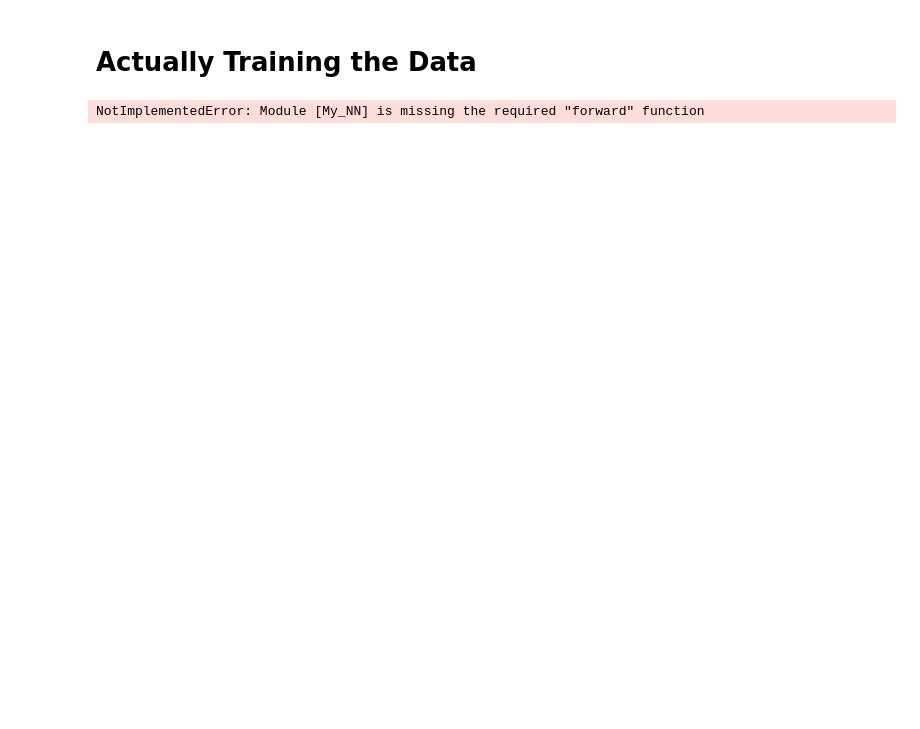
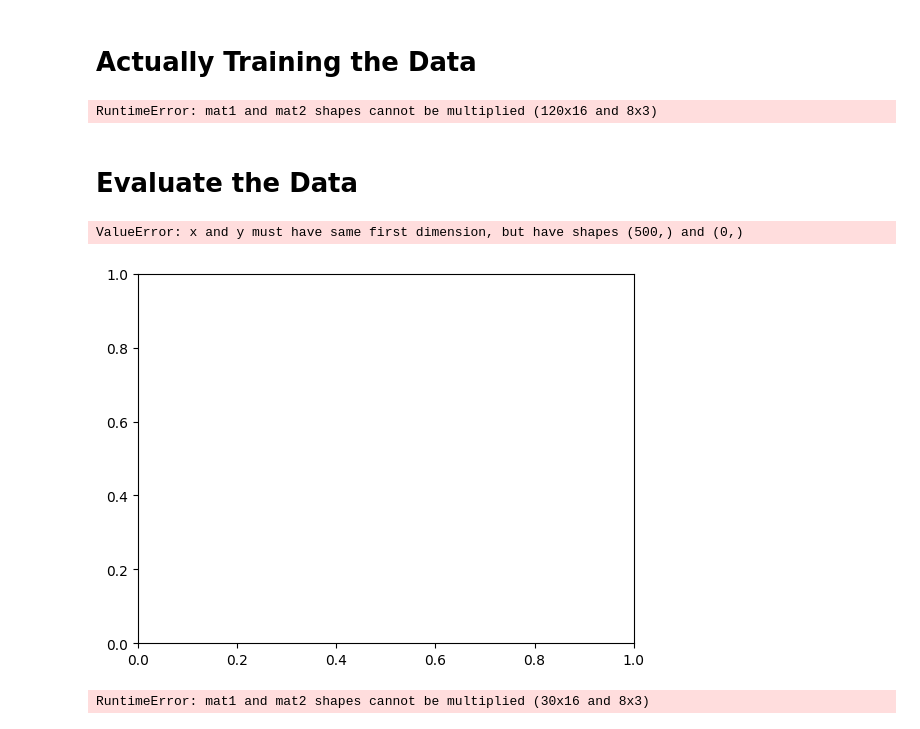
Before and after one commit to AACRobinson/IMLO-Assessment, a Jupyter notebook: PyTorch_Demonstration.ipynb, the cells around one changed output. Saved outputs shown, nothing was run; the diff lists cells and outputs as text; code cells hidden in the pictures; blank space fills up the shorter version.

Commit message:
Updated tutorial document
TODO: Enquire as to error in program

```diff
--- a/PyTorch_Demonstration.ipynb
+++ b/PyTorch_Demonstration.ipynb
@@ -104,7 +104,7 @@ class My_NN(nn.Module): #PyTorch neural network module - defines the class as a
     self.add_module("output_layer", self.layers[-1]) #The last layer is named the output layer
 
     #We can get the output layer instead of the entire neural network
-    self.out = self.layers[-1]
+    self.out = nn.Linear(hidden_layers[-1], out_features)
     self.activation_function = activation_function
 
   def forward(self, x): #Feed Forward Network - Forwards the output values to the next layer
@@ -113,7 +113,7 @@ class My_NN(nn.Module): #PyTorch neural network module - defines the class as a
     x = self.out(x)
     return x
 # %%
-classifier = My_NN(in_feature=4, hidden_layers=[32, 16, 8], out_features=3, activation_function=F.relu)   #Can now define a classifier algorithm
+classifier = My_NN(in_feature=4, hidden_layers=[16, 8], out_features=3, activation_function=F.relu)   #Can now define a classifier algorithm
                                                                                                           #For good memory management, layers should be to a power of 2
                                                                                                           #!! Output will be one hot encoded - so 000, 001 or 010 - need 3 output features
 # %% [markdown]
@@ -178,6 +178,7 @@ losses = [] #Going to store the loss of each iteration through the classifier -
 for i in range(epochs):
   y_pred = classifier.forward(x_train)  #The feed forward function from earlier
   loss = lossFn(y_pred, y_train)
+  losses.append(loss.detach().numpy())  #We can then plot these found losses later
   if i % 10 == 0:
     print("Epoch " + str(i) + ":", loss)  #Prints the loss at every 10th interval
 
@@ -186,4 +187,6 @@ for i in range(epochs):
   loss.backwards()  #Iterates backwards through the NN
   optimizer.step()  #(One step backwards)
 # %% [output]
-NotImplementedError: Module [My_NN] is missing the required "forward" function
+RuntimeError: mat1 and mat2 shapes cannot be multiplied (120x16 and 8x3)
+# %% [markdown]
+# **Evaluate the Data**
@@ -189,0 +196,14 @@ NotImplementedError: Module [My_NN] is missing the required "forward" function
+# %%
+plt.plot(range(epochs), losses) #Plot a graph
+plt.plot([500], [loss], "gx") #Test the model with a point of data - lr is probably too high/epochs is probably too low
+plt.ylabel("Loss")
+plt.xlabel("Epoch")
+# %% [output]
+ValueError: x and y must have same first dimension, but have shapes (500,) and (0,)
+[figure, added]
+# %%
+with torch.no_grad(): #Do not calculate the gradient
+  y_eval = classifier.forward(x_test)
+  loss = lossFn(y_eval, y_test)
+# %% [output]
+RuntimeError: mat1 and mat2 shapes cannot be multiplied (30x16 and 8x3)
```
Also changed, not shown: parts of 3 cells of this notebook.
